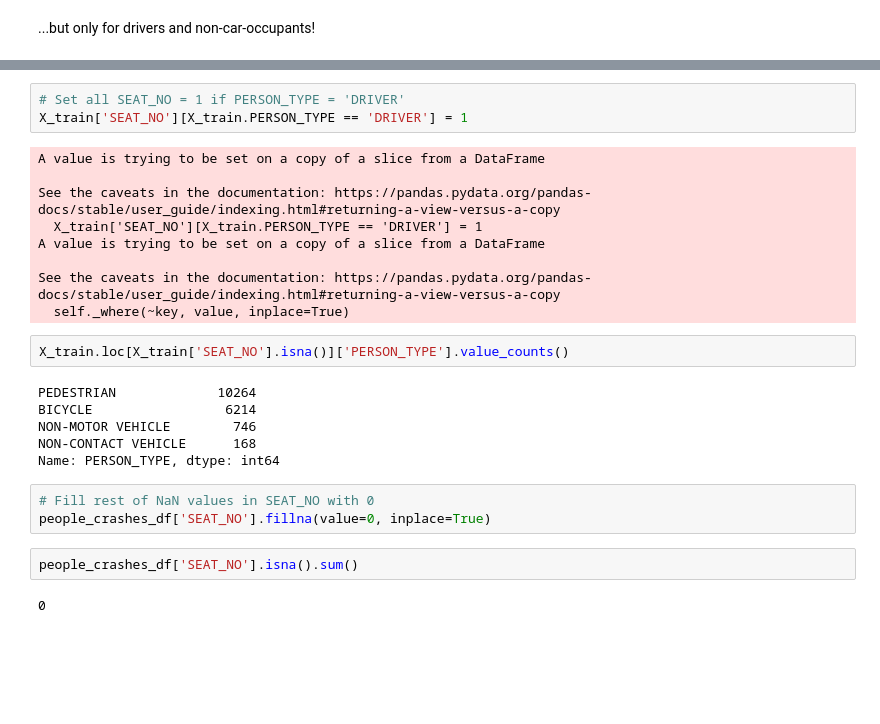
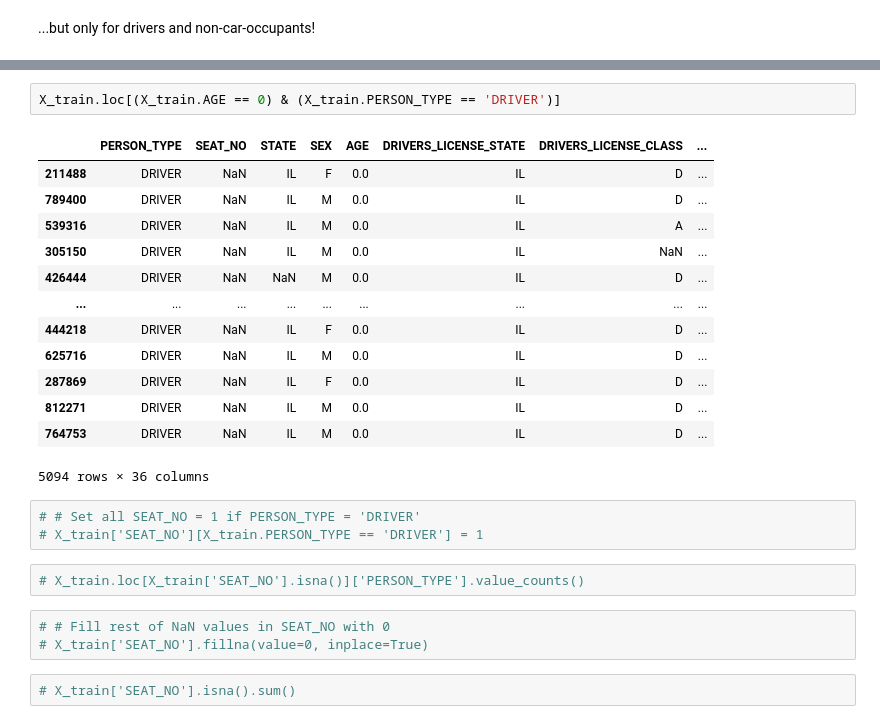
Before and after one commit to AngieKay/Chicago-Crashes, a Jupyter notebook: Markowitz_working_nb.ipynb, the cells around one changed output, grey strips where cells are left out. Drawn from its saved outputs; the diff is of its cells as text; blank space fills up the shorter version.

```diff
--- a/Markowitz_working_nb.ipynb
+++ b/Markowitz_working_nb.ipynb
@@ -679,27 +725,26 @@ Name: PERSON_TYPE, dtype: int64
+# %%
+X_train.loc[(X_train.AGE == 0) & (X_train.PERSON_TYPE == 'DRIVER')]
+# %% [output]
+|  | PERSON_TYPE | SEAT_NO | STATE | SEX | AGE | DRIVERS_LICENSE_STATE | DRIVERS_LICENSE_CLASS | ... |
+| 211488 | DRIVER | NaN | IL | F | 0.0 | IL | D | ... |
+| 789400 | DRIVER | NaN | IL | M | 0.0 | IL | D | ... |
+| 539316 | DRIVER | NaN | IL | M | 0.0 | IL | A | ... |
+| 305150 | DRIVER | NaN | IL | M | 0.0 | IL | NaN | ... |
+| 426444 | DRIVER | NaN | NaN | M | 0.0 | IL | D | ... |
+| ... | ... | ... | ... | ... | ... | ... | ... | ... |
+| 444218 | DRIVER | NaN | IL | F | 0.0 | IL | D | ... |
+| 625716 | DRIVER | NaN | IL | M | 0.0 | IL | D | ... |
+| 287869 | DRIVER | NaN | IL | F | 0.0 | IL | D | ... |
+| 812271 | DRIVER | NaN | IL | M | 0.0 | IL | D | ... |
+| 764753 | DRIVER | NaN | IL | M | 0.0 | IL | D | ... |
+5094 rows × 36 columns
 # %%
-# Set all SEAT_NO = 1 if PERSON_TYPE = 'DRIVER'
-X_train['SEAT_NO'][X_train.PERSON_TYPE == 'DRIVER'] = 1
+# # Set all SEAT_NO = 1 if PERSON_TYPE = 'DRIVER'
+# X_train['SEAT_NO'][X_train.PERSON_TYPE == 'DRIVER'] = 1
-# %% [output]
-A value is trying to be set on a copy of a slice from a DataFrame
-
-See the caveats in the documentation: https://pandas.pydata.org/pandas-docs/stable/user_guide/indexing.html#returning-a-view-versus-a-copy
-  X_train['SEAT_NO'][X_train.PERSON_TYPE == 'DRIVER'] = 1
-A value is trying to be set on a copy of a slice from a DataFrame
-
-See the caveats in the documentation: https://pandas.pydata.org/pandas-docs/stable/user_guide/indexing.html#returning-a-view-versus-a-copy
-  self._where(~key, value, inplace=True)
 # %%
-X_train.loc[X_train['SEAT_NO'].isna()]['PERSON_TYPE'].value_counts()
+# X_train.loc[X_train['SEAT_NO'].isna()]['PERSON_TYPE'].value_counts()
-# %% [output]
-PEDESTRIAN             10264
-BICYCLE                 6214
-NON-MOTOR VEHICLE        746
-NON-CONTACT VEHICLE      168
-Name: PERSON_TYPE, dtype: int64
 # %%
-# Fill rest of NaN values in SEAT_NO with 0
-people_crashes_df['SEAT_NO'].fillna(value=0, inplace=True)
+# # Fill rest of NaN values in SEAT_NO with 0
+# X_train['SEAT_NO'].fillna(value=0, inplace=True)
 # %%
-people_crashes_df['SEAT_NO'].isna().sum()
+# X_train['SEAT_NO'].isna().sum()
-# %% [output]
-0
```
Also changed, not shown: parts of 24 cells of this notebook.
